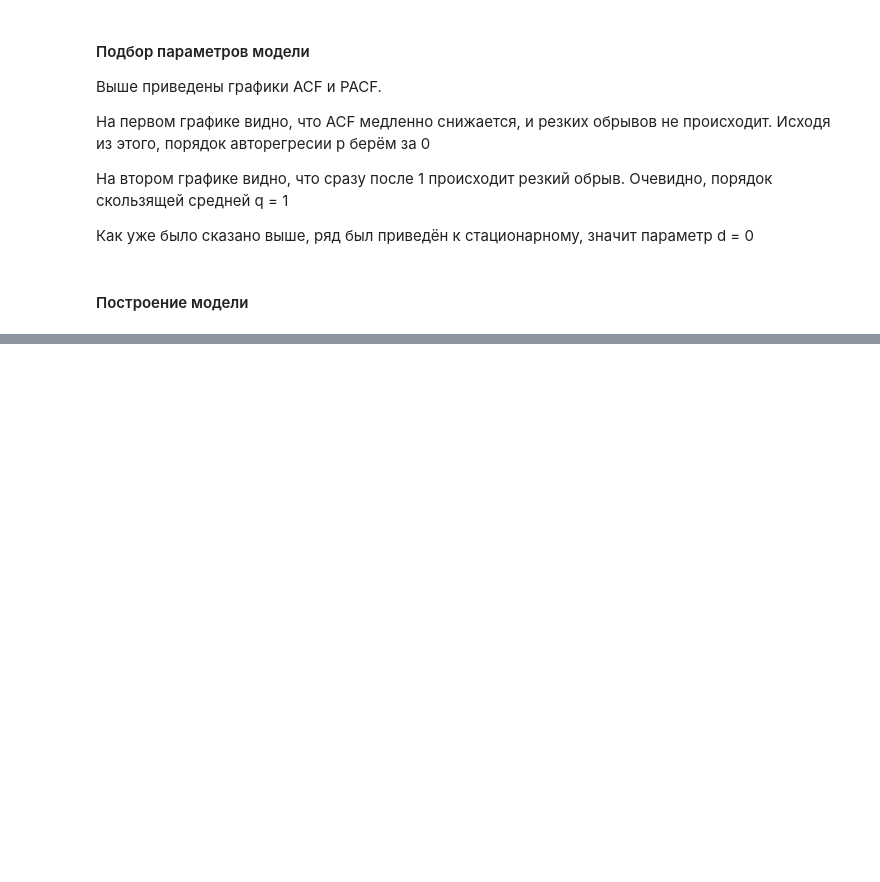
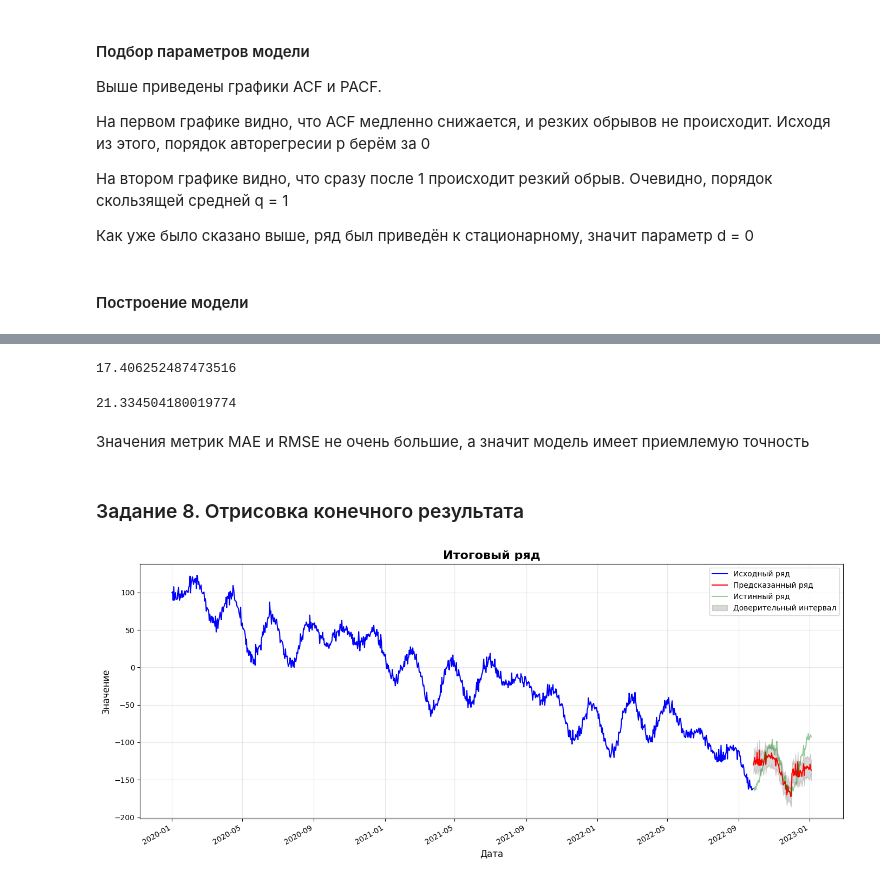
Before and after one commit to Rodeffs/Year4_Programming, a Jupyter notebook: Machine_Learning/Time_Series/01_lab.ipynb, the cells around one changed output, grey strips where cells are left out. Saved outputs shown, nothing was run; the diff lists cells and outputs as text; code cells hidden in the pictures; blank space fills up the shorter version.

```diff
--- a/Machine_Learning/Time_Series/01_lab.ipynb
+++ b/Machine_Learning/Time_Series/01_lab.ipynb
@@ -314,2 +318,2 @@ model_result = model.fit()
 # %%
-forecast = model_result.get_forecast(steps=10)
+resid_forecast = model_result.get_forecast(steps=days_forecast)
@@ -315,0 +326,7 @@ forecast = model_result.get_forecast(steps=10)
+# %%
+season_days = 66  # определяется из графика сезонности
+
+seasonal_forecast = stl_result.seasonal[-season_days:][:days_forecast]
+
+seasonal_last = stl_result.seasonal[-season_days:]
+seasonal_forecast = np.tile(seasonal_last, days_forecast // season_days + 1)[:days_forecast]  # если прогноз делается на большее кол-во дней, чем сезон
@@ -315,0 +337,9 @@ forecast = model_result.get_forecast(steps=10)
+# %%
+from sklearn.linear_model import LinearRegression
+
+X = np.arange(days).reshape(-1, 1)
+
+model = LinearRegression().fit(X, stl_result.trend)
+
+X_future = np.arange(days, days+days_forecast).reshape(-1, 1)
+trend_forecast = model.predict(X_future)
@@ -315,0 +348,2 @@ forecast = model_result.get_forecast(steps=10)
+# %%
+forecast = trend_forecast + seasonal_forecast + resid_forecast.predicted_mean
@@ -315,0 +354,42 @@ forecast = model_result.get_forecast(steps=10)
+# %%
+mean_absolute_error(values_true, forecast)
+# %% [output]
+17.406252487473516
+# %%
+root_mean_squared_error(values_true, forecast)
+# %% [output]
+21.334504180019774
+# %% [markdown]
+Значения метрик MAE и RMSE не очень большие, а значит модель имеет приемлемую точность
+# %% [markdown]
+### Задание 8. Отрисовка конечного результата
+# %%
+# Доверительный интервал
+conf_int = resid_forecast.conf_int()
+min_forecast, max_forecast = trend_forecast + seasonal_forecast + conf_int[:,0], trend_forecast + seasonal_forecast + conf_int[:,1]
+
+# Преобразуем строки дат в объекты datetime для matplotlib
+dates_format = [datetime.strptime(date_str, '%Y-%m-%d') for date_str in dates]
+dates_forecast_format = [datetime.strptime(date_str, '%Y-%m-%d') for date_str in dates_forecast]
+
+plt.figure(figsize=(14, 6))
+
+# Строим график временного ряда
+plt.plot(dates_format, values, label='Исходный ряд', color='blue', linewidth=1.5)
+plt.plot(dates_forecast_format, forecast, label='Предсказанный ряд', color='red', linewidth=1.5)
+plt.plot(dates_forecast_format, values_true, label='Истинный ряд', color='green', linewidth=1.5, alpha=0.4)
+plt.fill_between(dates_forecast_format, min_forecast, max_forecast, color='grey', alpha=0.3, label="Доверительный интервал")
+plt.title('Итоговый ряд', fontsize=16, fontweight='bold')
+plt.xlabel('Дата', fontsize=12)
+plt.ylabel('Значение', fontsize=12)
+plt.legend()
+plt.grid(True, alpha=0.3)
+
+# Автоматически форматируем ось X для дат
+plt.gcf().autofmt_xdate()
+
+plt.tight_layout()
+
+plt.show()
+# %% [output]
+[figure, added]
```
Also changed, not shown: parts of 16 cells of this notebook.
